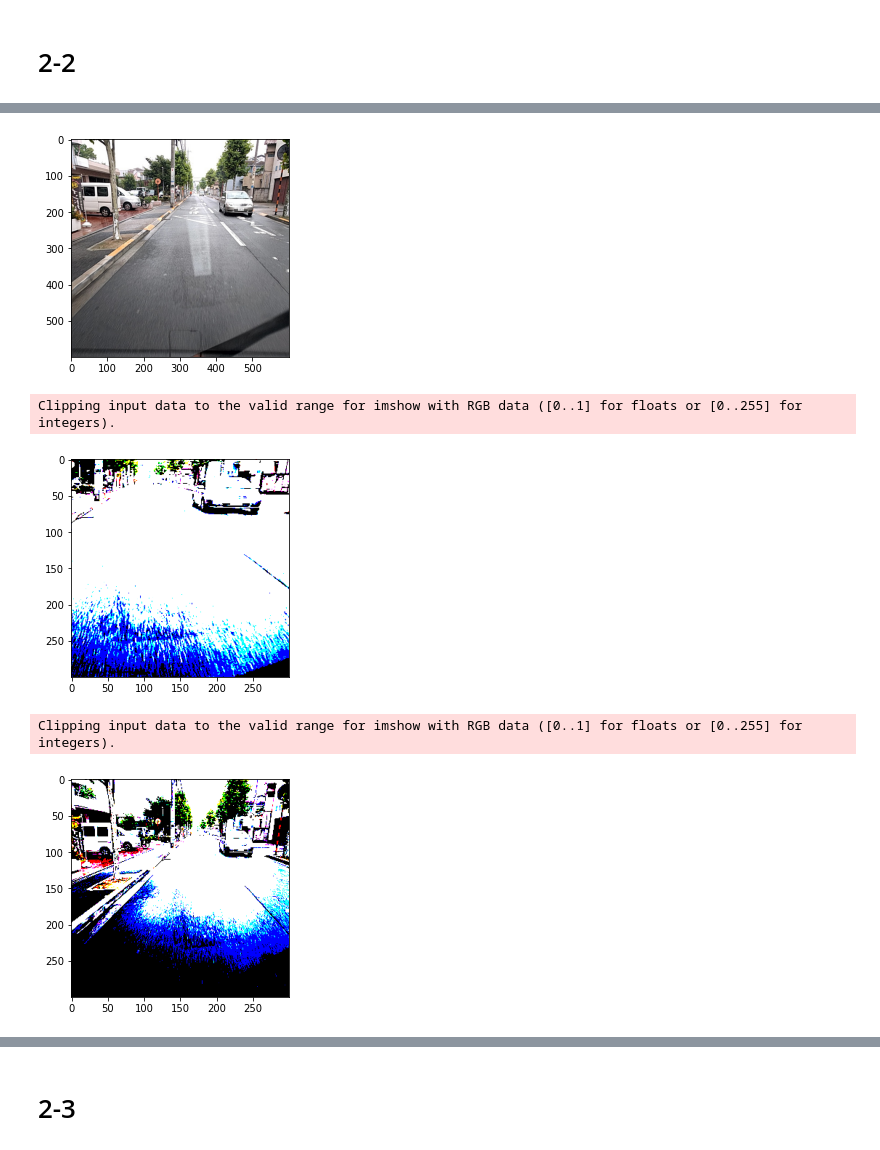
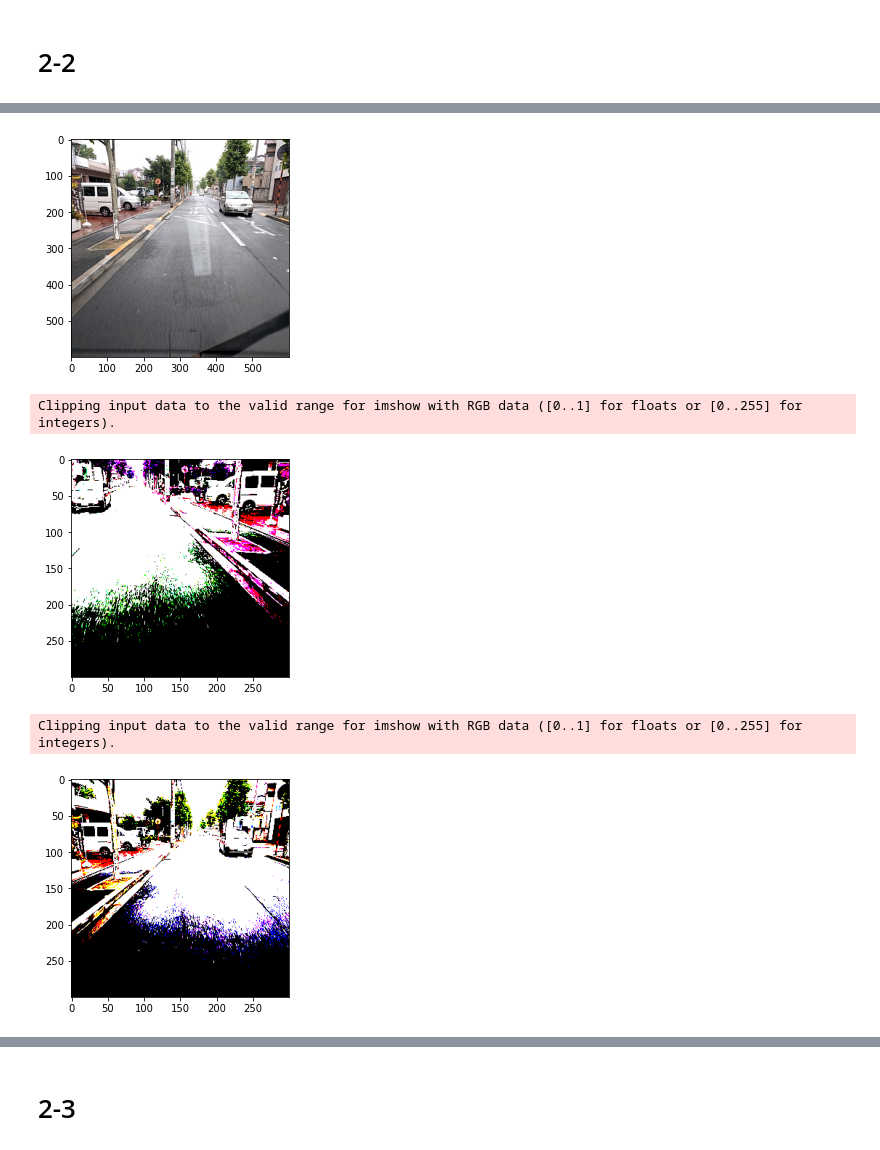
Before and after one commit to plue1011/ObjectDetection, a Jupyter notebook: SSD.ipynb, the cells around one changed output, grey strips where cells are left out. Cells and saved outputs as stored; diff of their text form; code cells hidden in the pictures.

```diff
--- a/SSD.ipynb
+++ b/SSD.ipynb
@@ -44,10 +53,6 @@ from numpy import random
 データは足立を使用する
 # %% [markdown]
 # 2-2
-# %%
-# 訓練用と検証用のデータの分割
-rootpath = "/content/RoadDamageDataset/Adachi/"
-damageTypes=["D00", "D01", "D10", "D11", "D20", "D40", "D43", "D44"]
 # %%
 def make_datapath_list(rootpath):
     """
@@ -106,0 +147,12 @@ print(train_img_list[0])
+# %%
+xml = ET.parse(train_anno_list[0]).getroot()
+
+# xmlファイルの全タグ
+print([tag_name.tag for tag_name in  xml.iter()])
+for obj in xml.iter("object"):
+    print("object_name:{}".format(obj.find("name").text))
+
+    bbox = obj.find('bndbox')  # バウンディングボックスの情報
+    pts = ['xmin', 'ymin', 'xmax', 'ymax']
+    for pt in (pts):
+        print("{}:{}".format(pt, bbox.find(pt).text))
@@ -188,13 +250,17 @@ class Anno_xml2list(object):
 # %%
+damageTypes=["D00", "D01", "D10", "D11", "D20", "D40", "D43", "D44"]
+
 # 動作確認
 transform_anno = Anno_xml2list(damageTypes)
 
 # 画像の読み込み OpenCVを使用
-ind = 3
-image_file_path = val_img_list[ind]
+index = 0
+image_file_path = train_img_list[index]
+print(image_file_path)
+# Adachi_20170908100929.jpg
 img = cv2.imread(image_file_path)  # [高さ][幅][色BGR]
 height, width, channels = img.shape  # 画像のサイズを取得
 
 # アノテーションをリストで表示
-transform_anno(val_anno_list[ind], width, height)
+transform_anno(train_anno_list[index], width, height)
 # %% [output]
@@ -648,3 +330,16 @@ class DataTransform():
+# %%
+def bgr_mean(img_path_list):
+    b = 0
+    g = 0
+    r = 0
+    for img_path in img_path_list:
+        img = cv2.imread(img_path)
+        b += img.T[0].flatten().mean()
+        g += img.T[1].flatten().mean()
+        r += img.T[2].flatten().mean()
+    img_num = len(img_path_list)
+    return int(b / img_num), int(g / img_num), int(r / img_num)
+b_mean, g_mean, r_mean = bgr_mean(train_img_list)
 # %%
 # 動作の確認
 
@@ -655,37 +350,39 @@ height, width, channels = img.shape  # 画像のサイズを取得
 
 # 2. アノテーションをリストに
 transform_anno = Anno_xml2list(damageTypes)
 anno_list = transform_anno(train_anno_list[0], width, height)
 
 # 3. 元画像の表示
 plt.imshow(cv2.cvtColor(img, cv2.COLOR_BGR2RGB))
 plt.show()
 
 # 4. 前処理クラスの作成
-color_mean = (104, 117, 123)  # (BGR)の色の平均値
+color_mean = (b_mean, g_mean, r_mean) # (BGR)の色の平均値
+
 input_size = 300  # 画像のinputサイズを300×300にする
 transform = DataTransform(input_size, color_mean)
 
+# phaseを指定することで、前処理の工程を選択している
 # 5. train画像の表示
 phase = "train"
 img_transformed, boxes, labels = transform(
     img, phase, anno_list[:, :4], anno_list[:, 4])
 plt.imshow(cv2.cvtColor(img_transformed, cv2.COLOR_BGR2RGB))
 plt.show()
 
 
 # 6. val画像の表示
 phase = "val"
 img_transformed, boxes, labels = transform(
     img, phase, anno_list[:, :4], anno_list[:, 4])
 plt.imshow(cv2.cvtColor(img_transformed, cv2.COLOR_BGR2RGB))
 plt.show()
 # %% [output]
 [figure]
 Clipping input data to the valid range for imshow with RGB data ([0..1] for floats or [0..255] for integers).
-[figure, old version]
+[figure, new version]
 Clipping input data to the valid range for imshow with RGB data ([0..1] for floats or [0..255] for integers).
-[figure, old version]
+[figure, new version]
 # %%
 # damagedatasetのDatasetを作成する
 
```
Also changed, not shown: parts of 17 cells of this notebook.
